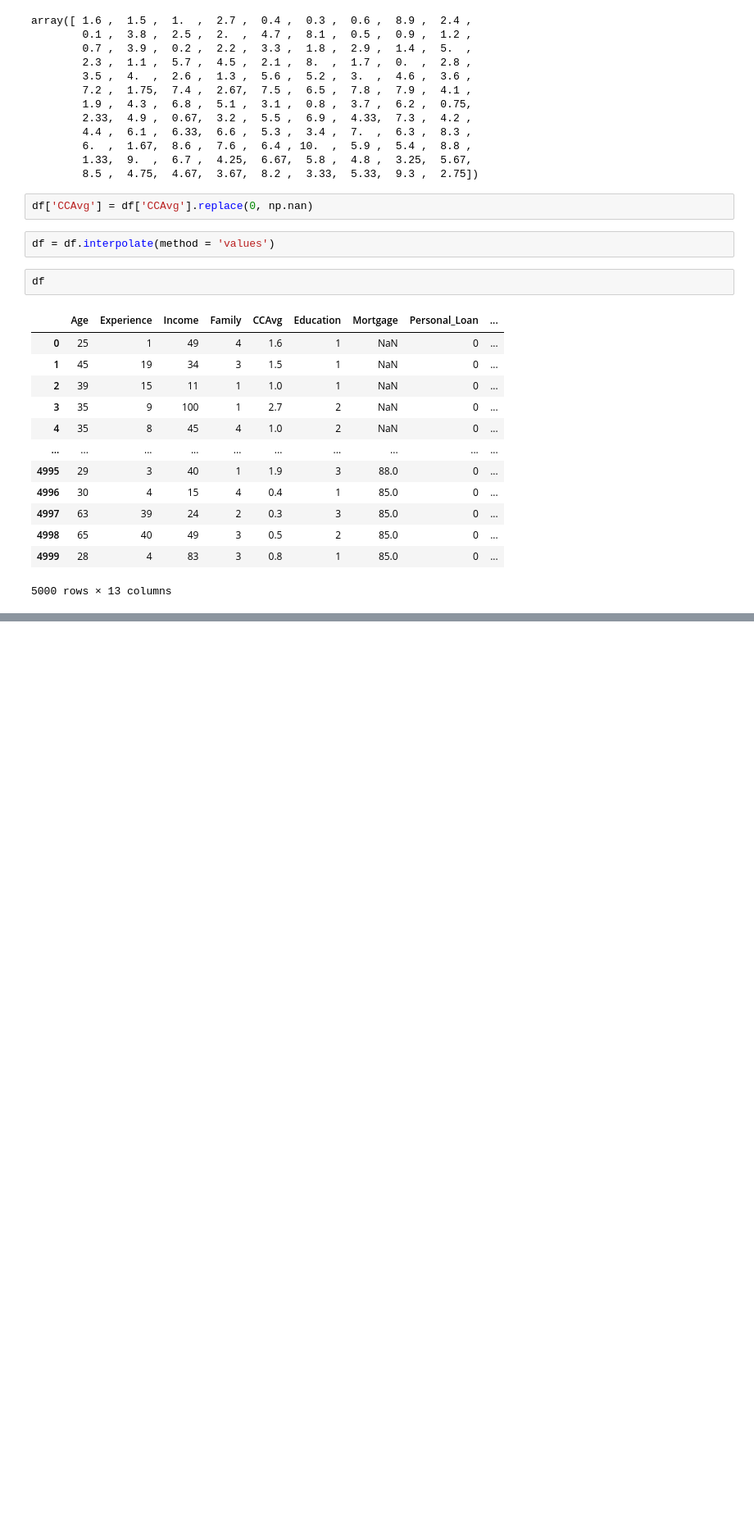
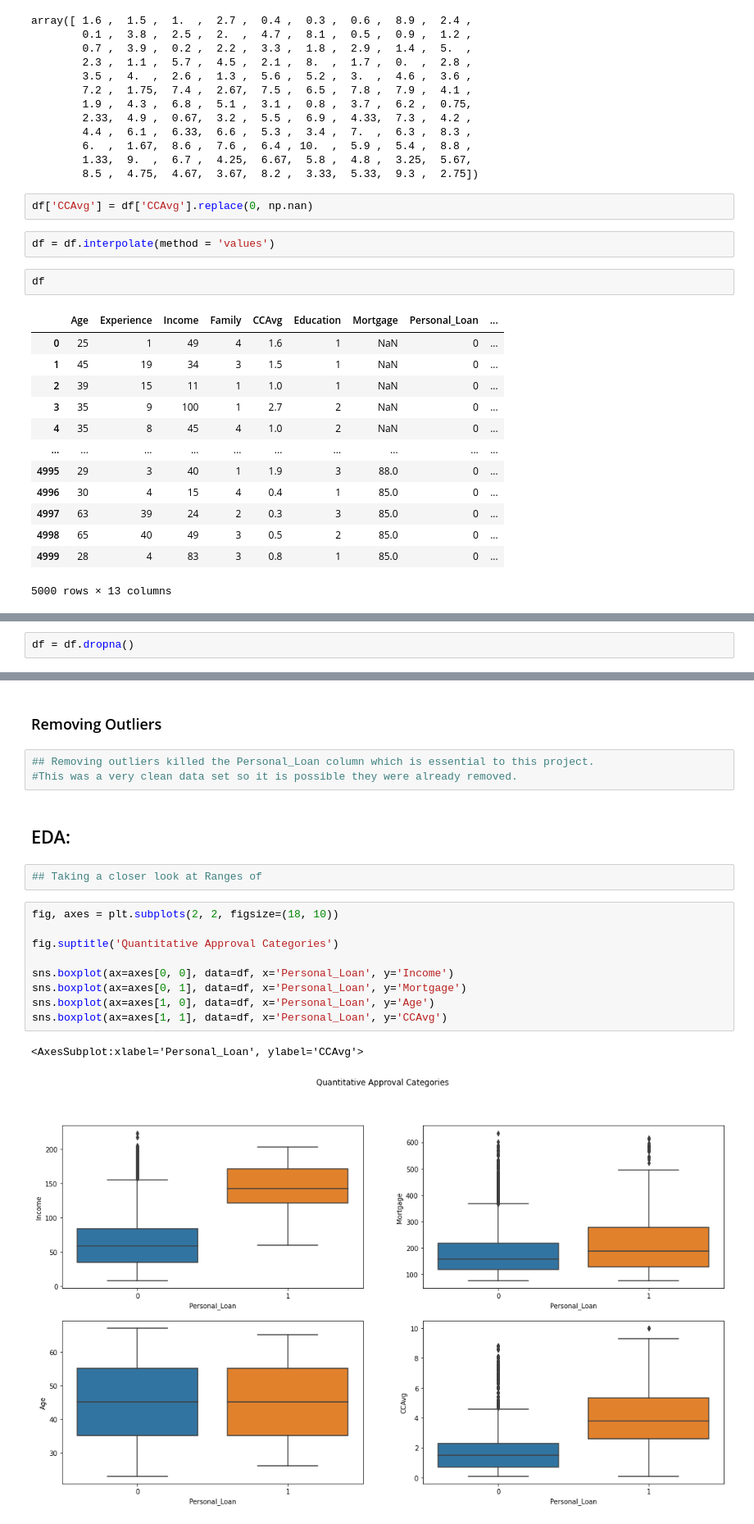
Before and after one commit to ozbunae/Bank_Loan_Predictions, a Jupyter notebook: First Bank Loan Model.ipynb, the cells around one changed output, grey strips where cells are left out. Shown: that part at 82% size. Cells and saved outputs as stored; diff of their text form; blank space fills up the shorter version.

```diff
--- a/Untitled.ipynb
+++ b/First Bank Loan Model.ipynb
@@ -189,3 +232,5 @@ Online                0
 CreditCard            0
 Mrtg_holder           0
 dtype: int64
+# %%
+df = df.dropna()
@@ -191,0 +253,21 @@ dtype: int64
+# %% [markdown]
+### Removing Outliers
+# %%
+## Removing outliers killed the Personal_Loan column which is essential to this project.
+#This was a very clean data set so it is possible they were already removed.
+# %% [markdown]
+## EDA:
+# %%
+## Taking a closer look at Ranges of
+# %%
+fig, axes = plt.subplots(2, 2, figsize=(18, 10))
+
+fig.suptitle('Quantitative Approval Categories')
+
+sns.boxplot(ax=axes[0, 0], data=df, x='Personal_Loan', y='Income')
+sns.boxplot(ax=axes[0, 1], data=df, x='Personal_Loan', y='Mortgage')
+sns.boxplot(ax=axes[1, 0], data=df, x='Personal_Loan', y='Age')
+sns.boxplot(ax=axes[1, 1], data=df, x='Personal_Loan', y='CCAvg')
+# %% [output]
+<AxesSubplot:xlabel='Personal_Loan', ylabel='CCAvg'>
+[figure, added]
```
Also changed, not shown: parts of 25 cells of this notebook, 1 other file.
